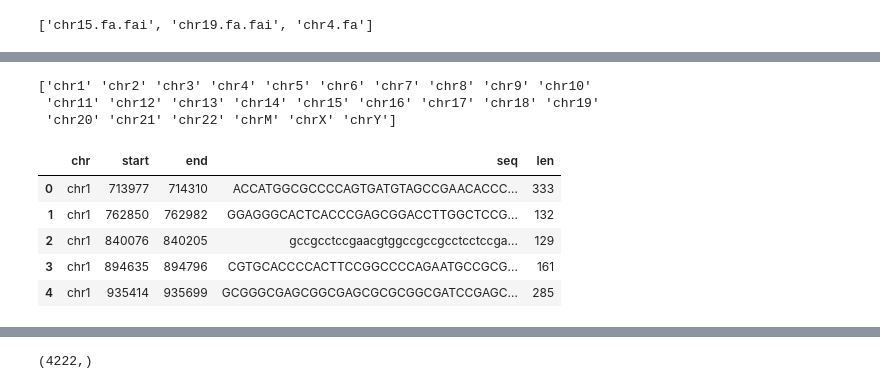
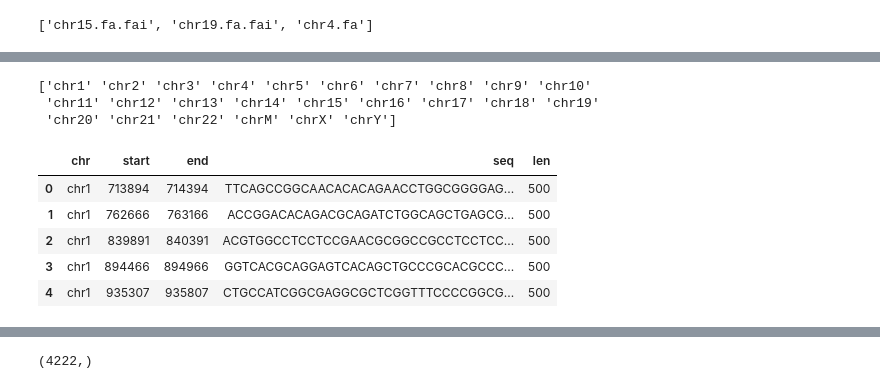
Before and after one commit to Vasyka/DeepGQuad, a Jupyter notebook: scripts/Base.ipynb, the cells around one changed output, grey strips where cells are left out. Drawn from its saved outputs; the diff is of its cells as text; code cells hidden in the pictures.

```diff
--- a/scripts/Base.ipynb
+++ b/scripts/Base.ipynb
@@ -29,3 +29,9 @@ os.listdir()[:3]
 # %% [output]
 0.4.0
 ['chr15.fa.fai', 'chr19.fa.fai', 'chr4.fa']
+# %%
+chromosomes = list(range(1,23)) + ['M','X','Y']
+data_full = merge_chrom_data('chr', chromosomes)
+print(data_full.shape)
+print('not longer than 500bp:', sum(data_full.len <= 500) / data_full.shape[0])
+data_full.len.describe()
@@ -32,28 +88,28 @@ os.listdir()[:3]
 # %%
 # Load all data and merge chromosomes in 1 table
-def merge_chrom_data(file_name_start, chromosomes):
+def merge_chrom_data(file_name_start, chromosomes, file_name_end = ''):
     columns = ['chr','start','end','seq']
     data = pd.DataFrame()
     for num in chromosomes:
-        chrom = pd.read_csv(f'{file_name_start}{num}.bed',sep='\t',header=None)
+        chrom = pd.read_csv(f'{file_name_start}{num}{file_name_end}.bed',sep='\t',header=None)
         data = pd.concat([data, chrom])
     data.columns=columns
     data = data.reset_index(drop=True)
     data['len'] = data.end - data.start
 
     print(data.chr.unique())
     return data
 
 chromosomes = list(range(1,23)) + ['M','X','Y']
-data = merge_chrom_data('chr', chromosomes)
-data.head()
+df = merge_chrom_data('chr', chromosomes, '_centered')
+df.head()
 # %% [output]
 ['chr1' 'chr2' 'chr3' 'chr4' 'chr5' 'chr6' 'chr7' 'chr8' 'chr9' 'chr10'
  'chr11' 'chr12' 'chr13' 'chr14' 'chr15' 'chr16' 'chr17' 'chr18' 'chr19'
  'chr20' 'chr21' 'chr22' 'chrM' 'chrX' 'chrY']
 |  | chr | start | end | seq | len |
-| 0 | chr1 | 713977 | 714310 | ACCATGGCGCCCCAGTGATGTAGCCGAACACCC... | 333 |
-| 1 | chr1 | 762850 | 762982 | GGAGGGCACTCACCCGAGCGGACCTTGGCTCCG... | 132 |
-| 2 | chr1 | 840076 | 840205 | gccgcctccgaacgtggccgccgcctcctccga... | 129 |
-| 3 | chr1 | 894635 | 894796 | CGTGCACCCCACTTCCGGCCCCAGAATGCCGCG... | 161 |
-| 4 | chr1 | 935414 | 935699 | GCGGGCGAGCGGCGAGCGCGCGGCGATCCGAGC... | 285 |
+| 0 | chr1 | 713894 | 714394 | TTCAGCCGGCAACACACAGAACCTGGCGGGGAG... | 500 |
+| 1 | chr1 | 762666 | 763166 | ACCGGACACAGACGCAGATCTGGCAGCTGAGCG... | 500 |
+| 2 | chr1 | 839891 | 840391 | ACGTGGCCTCCTCCGAACGCGGCCGCCTCCTCC... | 500 |
+| 3 | chr1 | 894466 | 894966 | GGTCACGCAGGAGTCACAGCTGCCCGCACGCCC... | 500 |
+| 4 | chr1 | 935307 | 935807 | CTGCCATCGGCGAGGCGCTCGGTTTCCCCGGCG... | 500 |
```
Also changed, not shown: parts of 19 cells of this notebook, 55 other files.
